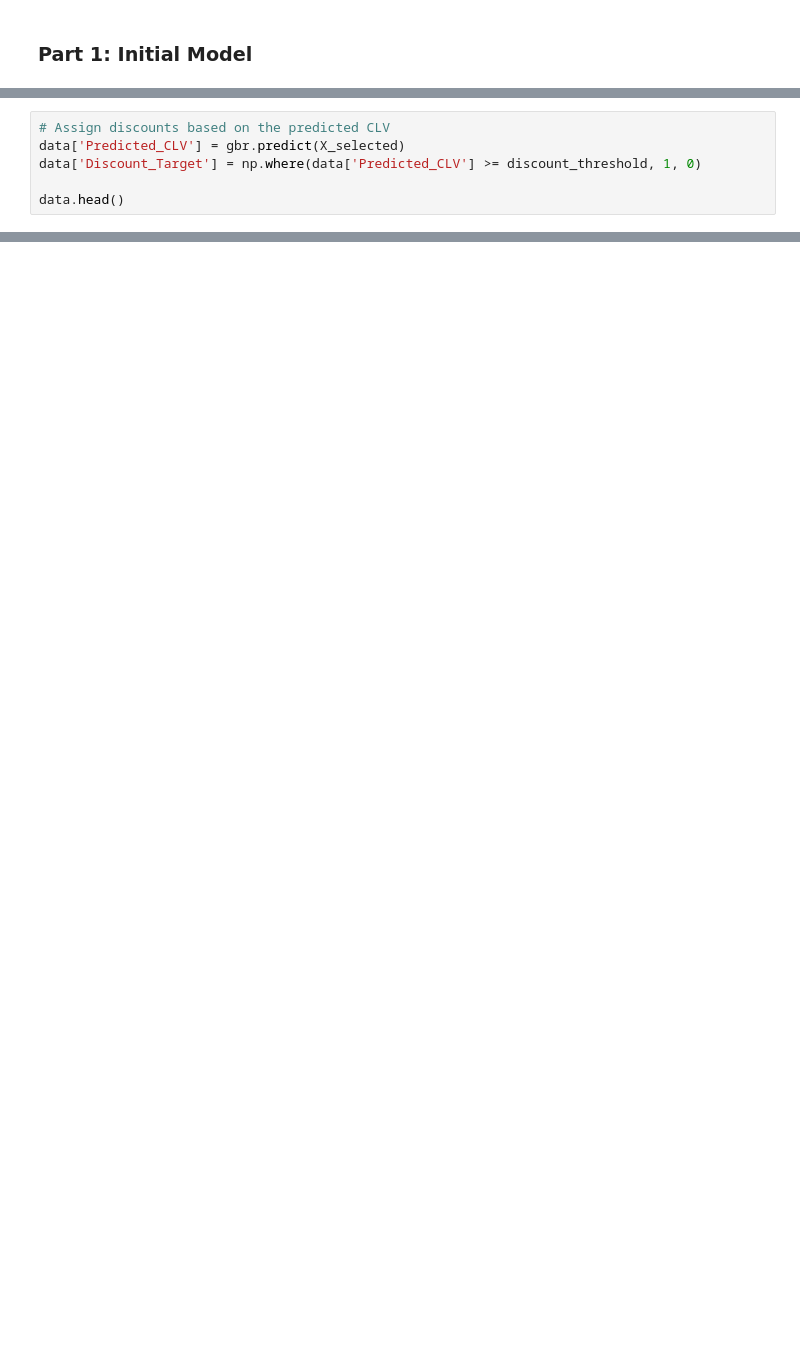
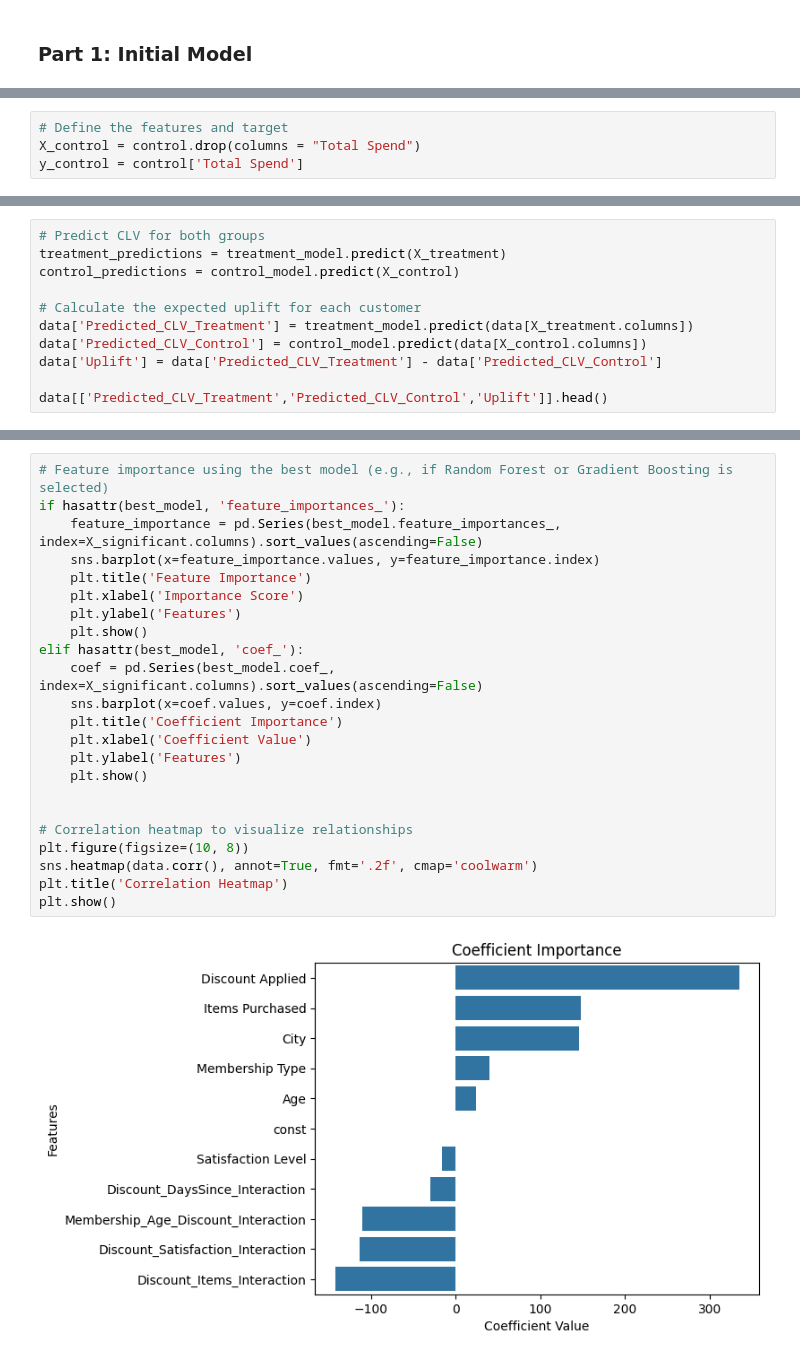
Before and after one commit to scottpitcher/ecommerce-marketing-analytics-optimization, a Jupyter notebook: clv_optimization_model.ipynb, the cells around one changed output, grey strips where cells are left out. Drawn from its saved outputs; the diff is of its cells as text; blank space fills up the shorter version.

Commit message:
clv_model_update

```diff
--- a/clv_optimization_model.ipynb
+++ b/clv_optimization_model.ipynb
@@ -127 +79,5 @@ Index(['Gender', 'Age', 'City', 'Items Purchased', 'Average Rating',
+# %%
+# Define the features and target
+X_control = control.drop(columns = "Total Spend")
+y_control = control['Total Spend']
 # %% [markdown]
@@ -145,0 +95,11 @@ Gradient Boosting RMSE: 16.13
+# %%
+# Predict CLV for both groups
+treatment_predictions = treatment_model.predict(X_treatment)
+control_predictions = control_model.predict(X_control)
+
+# Calculate the expected uplift for each customer
+data['Predicted_CLV_Treatment'] = treatment_model.predict(data[X_treatment.columns])
+data['Predicted_CLV_Control'] = control_model.predict(data[X_control.columns])
+data['Uplift'] = data['Predicted_CLV_Treatment'] - data['Predicted_CLV_Control']
+
+data[['Predicted_CLV_Treatment','Predicted_CLV_Control','Uplift']].head()
@@ -153,6 +126,0 @@ print(discount_threshold)
-# %%
-# Assign discounts based on the predicted CLV
-data['Predicted_CLV'] = gbr.predict(X_selected)
-data['Discount_Target'] = np.where(data['Predicted_CLV'] >= discount_threshold, 1, 0)
-
-data.head()
@@ -168,0 +146,25 @@ Error:
+# %%
+# Feature importance using the best model (e.g., if Random Forest or Gradient Boosting is selected)
+if hasattr(best_model, 'feature_importances_'):
+    feature_importance = pd.Series(best_model.feature_importances_, index=X_significant.columns).sort_values(ascending=False)
+    sns.barplot(x=feature_importance.values, y=feature_importance.index)
+    plt.title('Feature Importance')
+    plt.xlabel('Importance Score')
+    plt.ylabel('Features')
+    plt.show()
+elif hasattr(best_model, 'coef_'):
+    coef = pd.Series(best_model.coef_, index=X_significant.columns).sort_values(ascending=False)
+    sns.barplot(x=coef.values, y=coef.index)
+    plt.title('Coefficient Importance')
+    plt.xlabel('Coefficient Value')
+    plt.ylabel('Features')
+    plt.show()
+
+
+# Correlation heatmap to visualize relationships
+plt.figure(figsize=(10, 8))
+sns.heatmap(data.corr(), annot=True, fmt='.2f', cmap='coolwarm')
+plt.title('Correlation Heatmap')
+plt.show()
+# %% [output]
+[figure, added]
```
Also changed, not shown: parts of 33 cells of this notebook.
